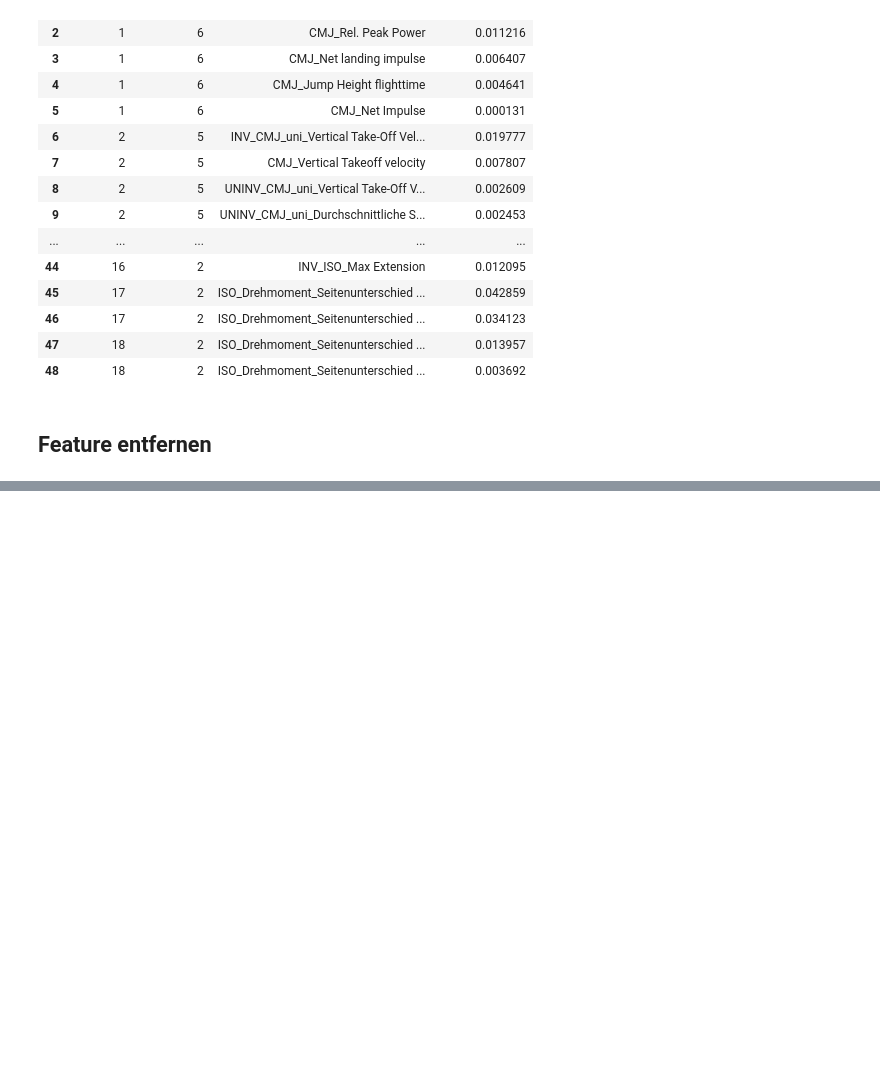
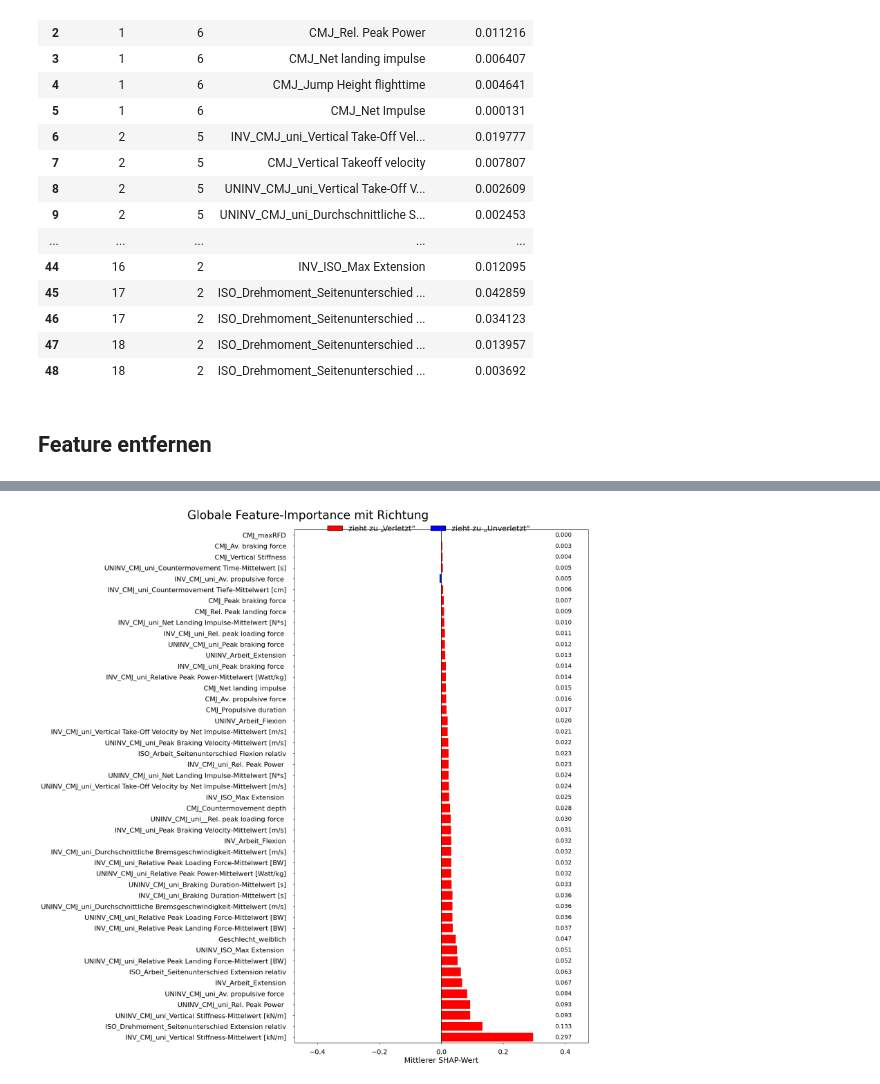
Before and after one commit to michi1308/neuronales_netz_motum, a Jupyter notebook: code/feature_selektion.ipynb, the cells around one changed output, grey strips where cells are left out. Cells and saved outputs as stored; diff of their text form; code cells hidden in the pictures; blank space fills up the shorter version.

```diff
--- a/code/feature_selektion.ipynb
+++ b/code/feature_selektion.ipynb
@@ -667,0 +1456,97 @@ display(cluster_shap_df)
+# %%
+import os
+import numpy as np
+import matplotlib.pyplot as plt
+from matplotlib.patches import Patch
+
+shap_output_dir = r"K:\Team\Böhmer_Michael\SHAP"
+
+def plot_global_diverging_bar(
+    features,
+    shap_stack,
+    output_dir,
+    title="Globale Feature-Importance mit Richtung",
+    dpi=200
+):
+    """
+    Zeichnet einen Diverging Bar-Plot:
+      - rote Balken → höhere P(Verletzt),
+      - blaue Balken → höhere P(Unverletzt).
+    Ganz rechts außerhalb der Balken werden die absoluten mittleren SHAP-Werte
+    angezeigt. Überschrift und Legende im Kopfbereich, Plot unten bündig.
+    """
+    # 1) Mittelwerte berechnen und sortieren
+    mean_shap = np.mean(shap_stack, axis=0)
+    idx_sort  = np.argsort(np.abs(mean_shap))[::-1]
+    feat_sorted      = [features[i] for i in idx_sort]
+    mean_shap_sorted = mean_shap[idx_sort]
+    abs_sorted       = np.abs(mean_shap_sorted)
+    colors           = ['red' if v>=0 else 'blue' for v in mean_shap_sorted]
+
+    # 2) Puffer & Limits
+    max_abs = abs_sorted.max()
+    margin  = max_abs * 0.6
+
+    # 3) Figur bauen
+    fig_h = max(10, len(feat_sorted) * 0.4)
+    fig_w = 14
+    fig, ax = plt.subplots(figsize=(fig_w, fig_h))
+    # Überschrift im Kopfbereich, zentriert und größer
+    fig.suptitle(title, fontsize=28, y=0.965, ha='right')
+
+    # 4) Legende ebenfalls im Kopfbereich, zentriert unter dem Titel
+    legend_elements = [
+        Patch(facecolor='red',  edgecolor='k', label='zieht zu „Verletzt“'),
+        Patch(facecolor='blue', edgecolor='k', label='zieht zu „Unverletzt“')
+    ]
+    fig.legend(
+        handles=legend_elements,
+        fontsize=18,
+        loc='upper center',
+        ncol=2,
+        bbox_to_anchor=(0.5, 0.95),
+        frameon=False
+    )
+
+    # 5) Balken zeichnen
+    ax.barh(feat_sorted, mean_shap_sorted, color=colors, height=0.8)
+    ax.axvline(0, color='black', linewidth=1.2)
+
+    # 6) Achsen & Limits
+    ax.set_xlabel("Mittlerer SHAP-Wert", fontsize=18)
+    ax.tick_params(axis='y', labelsize=16, pad=16)
+    ax.tick_params(axis='x', labelsize=16, pad=12)
+    ax.set_xlim(-max_abs - margin, max_abs + margin)
+
+    # 7) Zahlen ganz rechts
+    x_text = max_abs + margin * 0.4
+    for i, val in enumerate(abs_sorted):
+        ax.text(
+            x_text,
+            i,
+            f"{val:.3f}",
+            va='center',
+            ha='left',
+            fontsize=14
+        )
+
+    # 8) Plot unten bündig anschließen
+    ax.set_ylim(-0.5, len(feat_sorted)-0.5)
+    ax.margins(y=0)
+
+    # 9) Layout: Platz oben für Suptitle + Legend, bündig unten
+    plt.subplots_adjust(top=0.93, bottom=0.02, left=0.18, right=0.88)
+
+    # 10) Speichern & Anzeigen
+    out = os.path.join(output_dir, "global_diverging_bar.png")
+    fig.savefig(out, dpi=dpi, bbox_inches='tight')
+    print(f"→ Globaler Diverging Bar-Plot: {out}")
+    plt.show()
+
+# Aufruf
+plot_global_diverging_bar(
+    features=features,
+    shap_stack=shap_stack,
+    output_dir=shap_output_dir
+)
+# %% [output]
@@ -667,0 +1554 @@ display(cluster_shap_df)
+[figure, added]
```
Also changed, not shown: parts of 10 cells of this notebook.
